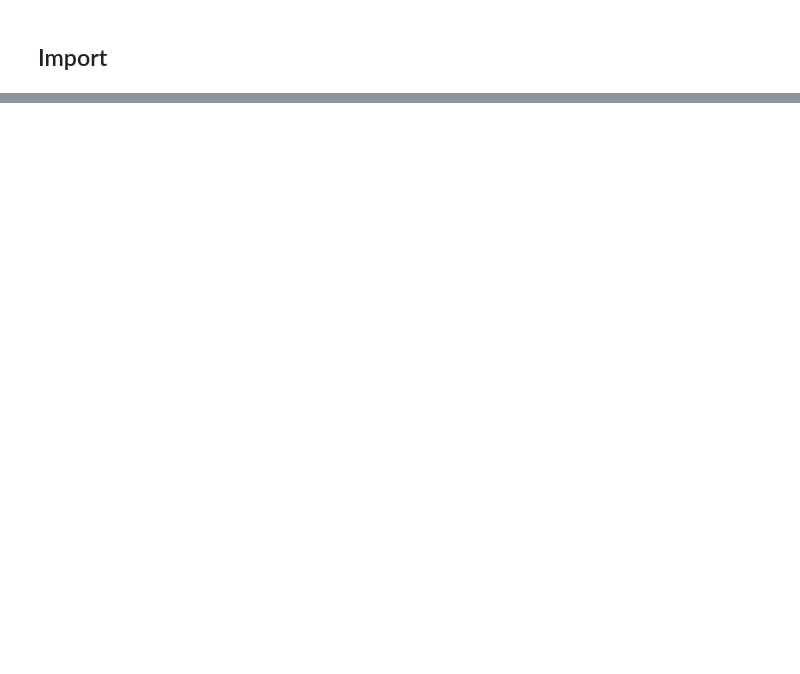
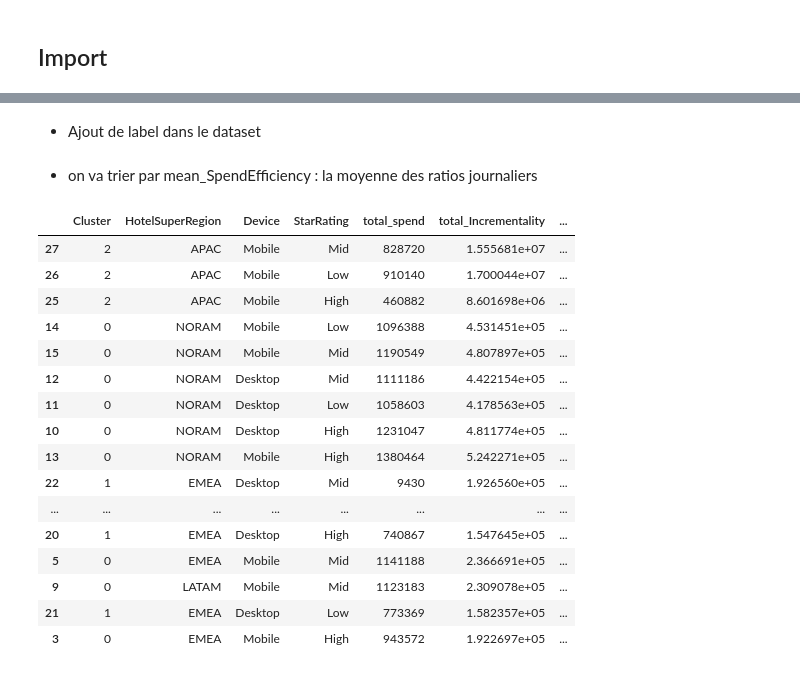
Before and after one commit to Soilah98/Clustering-Segmentation, a Jupyter notebook: 4_Optimisation_des_prix_hôteliers/notebook/pricing.ipynb, the cells around one changed output, grey strips where cells are left out. Saved outputs shown, nothing was run; the diff lists cells and outputs as text; code cells hidden in the pictures; blank space fills up the shorter version.

```diff
--- a/4_Optimisation_des_prix_hôteliers/notebook/pricing.ipynb
+++ b/4_Optimisation_des_prix_hôteliers/notebook/pricing.ipynb
@@ -58,0 +214,38 @@ df = data.copy()
+# %%
+kmeans = KMeans(n_clusters=3, n_init=10)
+labels = kmeans.fit_predict(X)
+# %% [markdown]
+* Ajout de label dans le dataset
+# %%
+df["Cluster"]=labels
+
+df_cluster_segment = df.groupby(["Cluster","HotelSuperRegion","Device", "StarRating"]).agg(
+    total_spend = ("spend", "sum"),
+    total_Incrementality = ("Incrementality","mean"),
+    mean_SpendEfficiency = ("Spend_Efficiency","mean")
+
+).reset_index()
+# %% [markdown]
+* on va trier par mean_SpendEfficiency : la moyenne des ratios journaliers
+# %%
+df_cluster_segment = df_cluster_segment.sort_values(by="mean_SpendEfficiency", ascending=False).head(20)
+df_cluster_segment["segment"] = df_cluster_segment["HotelSuperRegion"]+'-'+ df_cluster_segment["Device"] +'-'+df_cluster_segment["StarRating"]
+display(df_cluster_segment)
+# %% [output]
+|  | Cluster | HotelSuperRegion | Device | StarRating | total_spend | total_Incrementality | ... |
+| 27 | 2 | APAC | Mobile | Mid | 828720 | 1.555681e+07 | ... |
+| 26 | 2 | APAC | Mobile | Low | 910140 | 1.700044e+07 | ... |
+| 25 | 2 | APAC | Mobile | High | 460882 | 8.601698e+06 | ... |
+| 14 | 0 | NORAM | Mobile | Low | 1096388 | 4.531451e+05 | ... |
+| 15 | 0 | NORAM | Mobile | Mid | 1190549 | 4.807897e+05 | ... |
+| 12 | 0 | NORAM | Desktop | Mid | 1111186 | 4.422154e+05 | ... |
+| 11 | 0 | NORAM | Desktop | Low | 1058603 | 4.178563e+05 | ... |
+| 10 | 0 | NORAM | Desktop | High | 1231047 | 4.811774e+05 | ... |
+| 13 | 0 | NORAM | Mobile | High | 1380464 | 5.242271e+05 | ... |
+| 22 | 1 | EMEA | Desktop | Mid | 9430 | 1.926560e+05 | ... |
+| ... | ... | ... | ... | ... | ... | ... | ... |
+| 20 | 1 | EMEA | Desktop | High | 740867 | 1.547645e+05 | ... |
+| 5 | 0 | EMEA | Mobile | Mid | 1141188 | 2.366691e+05 | ... |
+| 9 | 0 | LATAM | Mobile | Mid | 1123183 | 2.309078e+05 | ... |
+| 21 | 1 | EMEA | Desktop | Low | 773369 | 1.582357e+05 | ... |
+| 3 | 0 | EMEA | Mobile | High | 943572 | 1.922697e+05 | ... |
```
Also changed, not shown: parts of 25 cells of this notebook.
